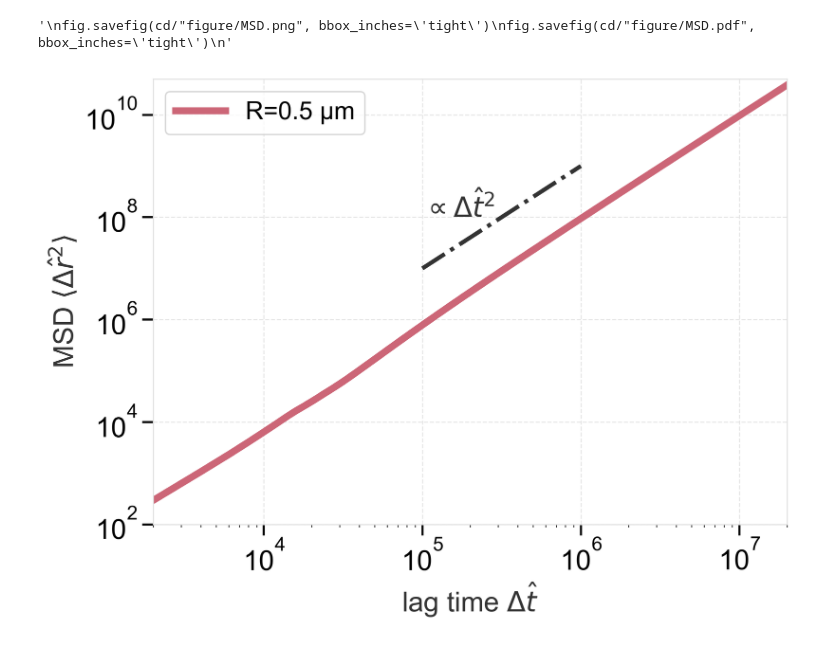
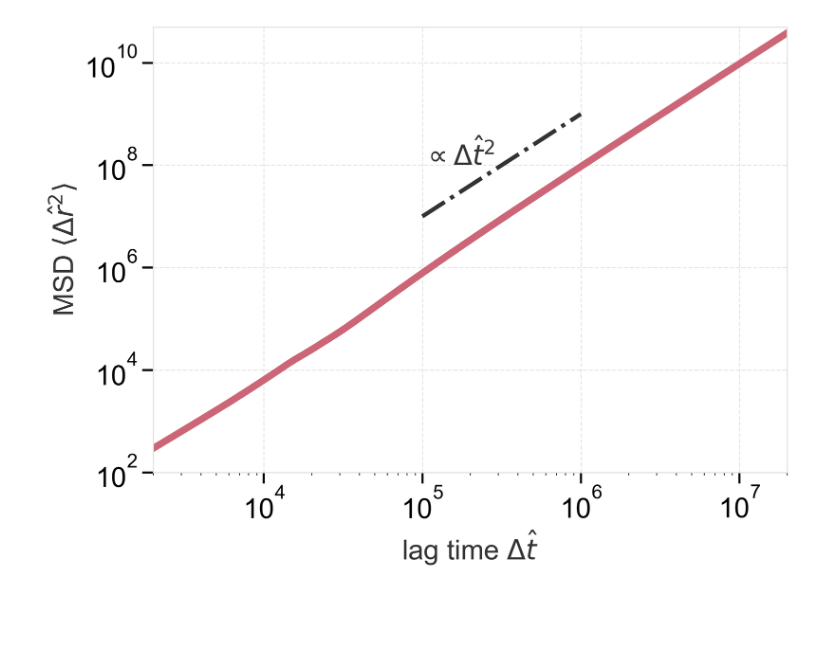
Before and after one commit to wppppupr/MTCargoSim, a Jupyter notebook: analysis/graph/MSD.ipynb, the cells around one changed output. Saved outputs shown, nothing was run; the diff lists cells and outputs as text; code cells hidden in the pictures; blank space fills up the shorter version.

```diff
--- a/analysis/graph/MSD.ipynb
+++ b/analysis/graph/MSD.ipynb
@@ -11,12 +11,12 @@ path50 = Path('/Volumes/My Passport/Sasaki/MTCargoSim/MTC/P0.5_A0.5_kMT0.0904_kc
 """
 
 path05 =Path('/Volumes/My Passport/Sasaki/MTCargoSim/MTC/P0.5_A0.5_kMT0.0904_kcargo0.0226_radius0.5')
-#path2 =Path("D:\Sasaki\MTCargoSim\MTC\P0.5_A0.5_kMT0.0904_kcargo0.0226_radius2.0")
+path50 =Path('/Volumes/My Passport/Sasaki/MTCargoSim/MTC/P0.5_A0.5_kMT0.0904_kcargo0.0226_radius5.0')
 
 datas = []
-rs = [0.5]
+rs = [0.5, 5.0]
 
-for path in [path05]:
+for path in [path05, path50]:
     zarr_path = path / 'cargo_msd_seeds.zarr'
     data = zarr.open_array(zarr_path, mode='r')
     datas.append(data)
@@ -85,38 +85,36 @@ fig, ax = plt.subplots()
 for i in range(data.shape[0]):
     ax.plot(t, data[i, :], alpha=0.01, color="#333333")
 """
-for i in range(len(datas)):
+for i in range(1):
     ax.plot(t, np.mean(datas[i], axis=0), label=f"R={rs[i]} \u03bcm", lw=5)
 
 t1 = np.arange(1e3, 1e4)
 t2 = np.arange(1e5, 1e6)
 
 y1 = 1.0e1 * t1 ** 1.0
 y2 = 1.0e-3 * t2 ** 2.0
 
 #ax.plot(t1, y1, c = '#333333', linestyle = '--')
 ax.plot(t2, y2, c = '#333333', linestyle = '-.')
 
 #ax.text(2e3, 7e3, r'$\propto \Delta \hat{t}^{1}$', color='#333333')
 ax.text(1e5, 1e8, r'$\propto \Delta \hat{t}^{2}$', color='#333333')
 
-ax.legend()
+#ax.legend()
 
 ax.set(
     xlim=(2e3, 2e7),
     ylim=(1e2, 5*1e10),
     xscale='log',
     yscale='log',
     xlabel='lag time $\Delta \\hat{t}$',
     ylabel='MSD $\\langle \\Delta \\hat{r}^2 \\rangle$'
     )
 
 
 cd=Path.cwd()
-"""
+
 fig.savefig(cd/"figure/MSD.png", bbox_inches='tight')
 fig.savefig(cd/"figure/MSD.pdf", bbox_inches='tight')
-"""
 # %% [output]
-'\nfig.savefig(cd/"figure/MSD.png", bbox_inches=\'tight\')\nfig.savefig(cd/"figure/MSD.pdf", bbox_inches=\'tight\')\n'
-[figure, old version]
+[figure, new version]
```
Also changed, not shown: parts of 1 cell of this notebook, 8 other files.
